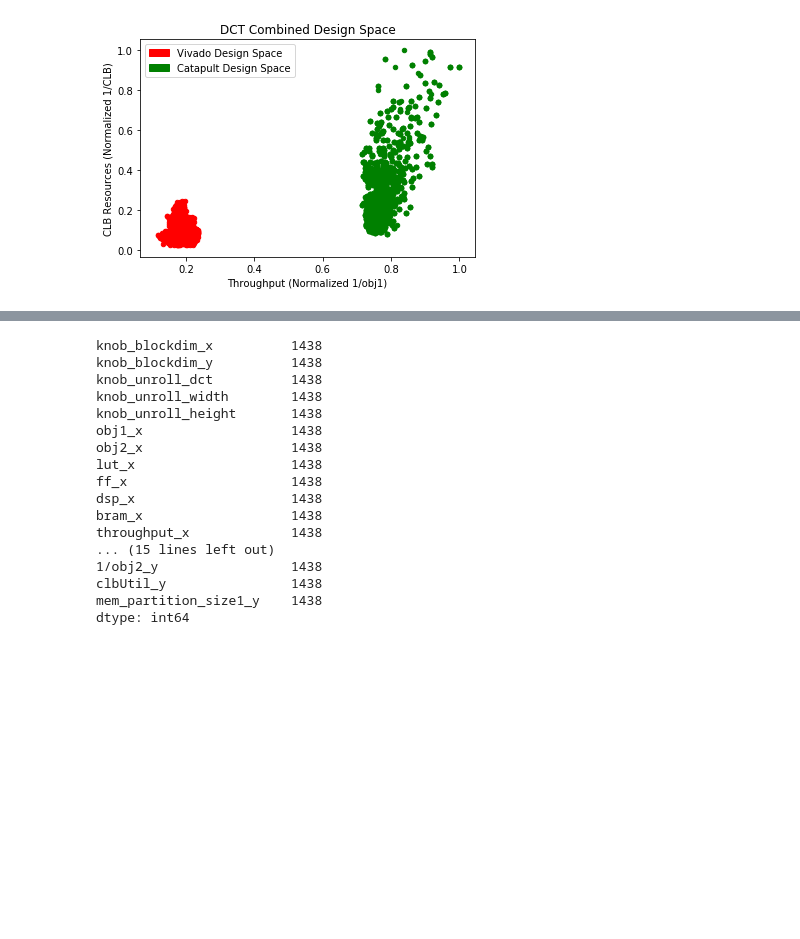
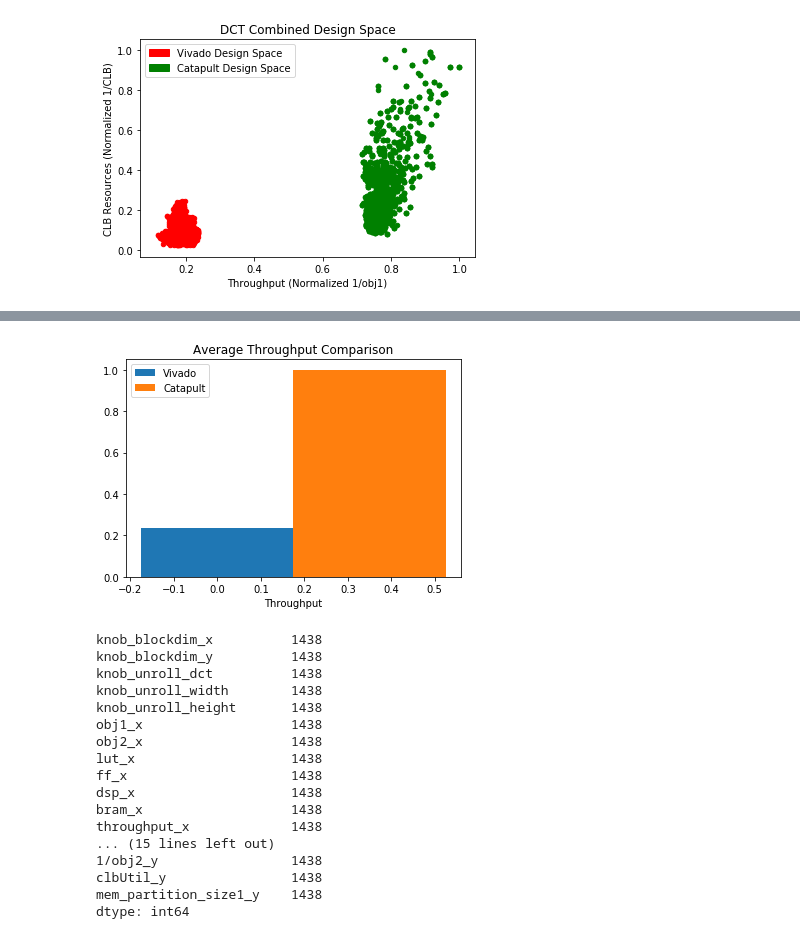
Before and after one commit to KastnerRG/Spector-HLS, a Jupyter notebook: dct/results/postproc/dct_postproc.ipynb, the cells around one changed output, grey strips where cells are left out. Cells and saved outputs as stored; diff of their text form; code cells hidden in the pictures; blank space fills up the shorter version.

```diff
--- a/dct/results/postproc/dct_postproc.ipynb
+++ b/dct/results/postproc/dct_postproc.ipynb
@@ -68,3 +66,25 @@ dtype: float64
+# %%
+fig, ax = plt.subplots()
+
+N=1
+vivado_val=(vdfx['throughput'])
+catapult_val=(cdfx['throughput'])
+
+ind = np.arange(N)
+width = 0.35
+
+p1=ax.bar(ind,vivado_val,width,label='vivado')
+p2=ax.bar(ind+width,catapult_val,width,label='catapult')
+
+ax.set_title('Average Throughput Comparison')
+ax.set_xlabel('Throughput')
+
+ax.legend((p1[0], p2[0]), ('Vivado', 'Catapult'))
+
+ax.autoscale_view()
+plt.show()
+# %% [output]
+[figure, added]
 # %%
 cdfx = cdfx.reset_index(drop=True)
 vdfx = vdfx.reset_index(drop=True)
```
Also changed, not shown: parts of 4 cells of this notebook, 3 other files.
